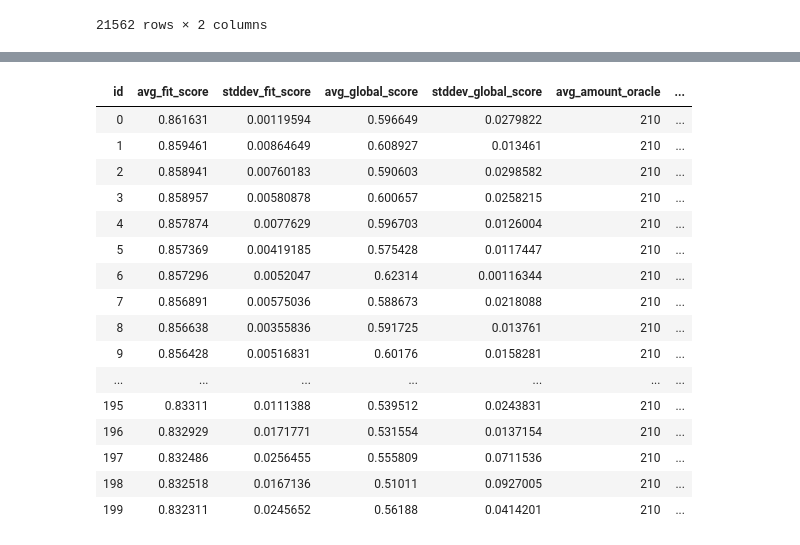
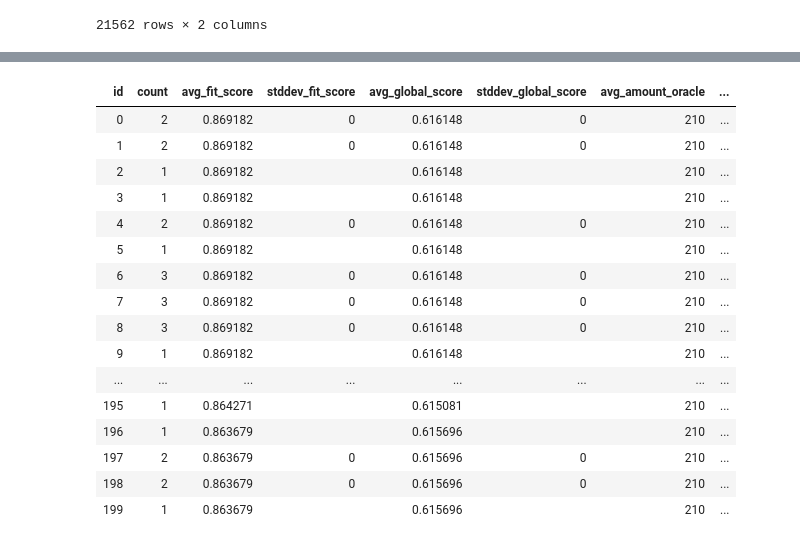
Before and after one commit to jgonsior/DS20-WeakAL, a Jupyter notebook: display_random_search_results_dwtc.ipynb, the cells around one changed output, grey strips where cells are left out. Saved outputs shown, nothing was run; the diff lists cells and outputs as text; code cells hidden in the pictures.

```diff
--- a/display_random_search_results_dwtc.ipynb
+++ b/display_random_search_results_dwtc.ipynb
@@ -110,7 +109,7 @@ results = (
     )
     .where(
         (ExperimentResult.amount_of_user_asked_queries < 1000)
-        & (ExperimentResult.dataset_name == "zebra")
+        & (ExperimentResult.dataset_name == "dwtc")
         & (
             ExperimentResult.experiment_run_date > (datetime(2020, 3, 24, 14, 0))
         )  # no stopping criterias
@@ -580,6 +579,7 @@ from datetime import datetime, timedelta
 
 results = (
     ExperimentResult.select(
+        peewee.fn.COUNT(ExperimentResult.id_field).alias("count"),
         ExperimentResult.param_list_id,
         peewee.fn.AVG(ExperimentResult.fit_score).alias("avg_fit_score"),
         peewee.fn.STDDEV(ExperimentResult.fit_score).alias("stddev_fit_score"),
@@ -596,21 +596,20 @@ results = (
             "std_amount_oracle"
         ),
         # peewee.fn.AVG(ExperimentResult.start_set_size).alias("sss"),
-        # peewee.fn.COUNT(ExperimentResult.id_field).alias("count"),
     )
     .where(
         (ExperimentResult.amount_of_user_asked_queries < 211)
         & (ExperimentResult.dataset_name == "dwtc")
         # & (ExperimentResult.experiment_run_date > (datetime(2020, 3, 24, 14, 0)))
         # & (ExperimentResult.experiment_run_date > (datetime(2020, 5, 8, 9, 20)))
-        & (ExperimentResult.with_cluster_recommendation == True)
-        & (ExperimentResult.with_uncertainty_recommendation == True)
+        # & (ExperimentResult.with_cluster_recommendation == True)
+        # & (ExperimentResult.with_uncertainty_recommendation == True)
         # & (peewee.fn.COUNT(ExperimentResult.id_field) == 3)
         # no stopping criterias
     )
     .group_by(ExperimentResult.param_list_id)
     .order_by(
-        peewee.fn.COUNT(ExperimentResult.id_field).desc(),
+        # peewee.fn.COUNT(ExperimentResult.id_field).desc(),
         peewee.fn.AVG(ExperimentResult.acc_test).desc(),
     )
     .limit(200)
@@ -630,47 +629,47 @@ for result in results:
     one_param_list_id_result = (
         ExperimentResult.select(
             ExperimentResult.classifier,
             ExperimentResult.test_fraction,
             ExperimentResult.sampling,
             ExperimentResult.cluster,
             ExperimentResult.nr_queries_per_iteration,
             ExperimentResult.with_uncertainty_recommendation,
             ExperimentResult.with_cluster_recommendation,
             ExperimentResult.uncertainty_recommendation_certainty_threshold,
             ExperimentResult.uncertainty_recommendation_ratio,
             ExperimentResult.cluster_recommendation_minimum_cluster_unity_size,
             ExperimentResult.cluster_recommendation_ratio_labeled_unlabeled,
             ExperimentResult.allow_recommendations_after_stop,
             ExperimentResult.stopping_criteria_uncertainty,
             ExperimentResult.stopping_criteria_acc,
             ExperimentResult.stopping_criteria_std,
             ExperimentResult.experiment_run_date,
         )
         .where(ExperimentResult.param_list_id == data["param_list_id"])
         .limit(1)
     )[0]
 
     data = {**data, **vars(one_param_list_id_result)["__data__"]}
 
     table.append(data)
     id += 1
 
 display(HTML(tabulate(table, headers="keys", tablefmt="html")))
 # %% [output]
-| id | avg_fit_score | stddev_fit_score | avg_global_score | stddev_global_score | avg_amount_oracle | ... |
-| 0 | 0.861631 | 0.00119594 | 0.596649 | 0.0279822 | 210 | ... |
-| 1 | 0.859461 | 0.00864649 | 0.608927 | 0.013461 | 210 | ... |
-| 2 | 0.858941 | 0.00760183 | 0.590603 | 0.0298582 | 210 | ... |
-| 3 | 0.858957 | 0.00580878 | 0.600657 | 0.0258215 | 210 | ... |
-| 4 | 0.857874 | 0.0077629 | 0.596703 | 0.0126004 | 210 | ... |
-| 5 | 0.857369 | 0.00419185 | 0.575428 | 0.0117447 | 210 | ... |
-| 6 | 0.857296 | 0.0052047 | 0.62314 | 0.00116344 | 210 | ... |
-| 7 | 0.856891 | 0.00575036 | 0.588673 | 0.0218088 | 210 | ... |
-| 8 | 0.856638 | 0.00355836 | 0.591725 | 0.013761 | 210 | ... |
-| 9 | 0.856428 | 0.00516831 | 0.60176 | 0.0158281 | 210 | ... |
-| ... | ... | ... | ... | ... | ... | ... |
-| 195 | 0.83311 | 0.0111388 | 0.539512 | 0.0243831 | 210 | ... |
-| 196 | 0.832929 | 0.0171771 | 0.531554 | 0.0137154 | 210 | ... |
-| 197 | 0.832486 | 0.0256455 | 0.555809 | 0.0711536 | 210 | ... |
-| 198 | 0.832518 | 0.0167136 | 0.51011 | 0.0927005 | 210 | ... |
-| 199 | 0.832311 | 0.0245652 | 0.56188 | 0.0414201 | 210 | ... |
+| id | count | avg_fit_score | stddev_fit_score | avg_global_score | stddev_global_score | avg_amount_oracle | ... |
+| 0 | 2 | 0.869182 | 0 | 0.616148 | 0 | 210 | ... |
+| 1 | 2 | 0.869182 | 0 | 0.616148 | 0 | 210 | ... |
+| 2 | 1 | 0.869182 |  | 0.616148 |  | 210 | ... |
+| 3 | 1 | 0.869182 |  | 0.616148 |  | 210 | ... |
+| 4 | 2 | 0.869182 | 0 | 0.616148 | 0 | 210 | ... |
+| 5 | 1 | 0.869182 |  | 0.616148 |  | 210 | ... |
+| 6 | 3 | 0.869182 | 0 | 0.616148 | 0 | 210 | ... |
+| 7 | 3 | 0.869182 | 0 | 0.616148 | 0 | 210 | ... |
+| 8 | 3 | 0.869182 | 0 | 0.616148 | 0 | 210 | ... |
+| 9 | 1 | 0.869182 |  | 0.616148 |  | 210 | ... |
+| ... | ... | ... | ... | ... | ... | ... | ... |
+| 195 | 1 | 0.864271 |  | 0.615081 |  | 210 | ... |
+| 196 | 1 | 0.863679 |  | 0.615696 |  | 210 | ... |
+| 197 | 2 | 0.863679 | 0 | 0.615696 | 0 | 210 | ... |
+| 198 | 2 | 0.863679 | 0 | 0.615696 | 0 | 210 | ... |
+| 199 | 1 | 0.863679 |  | 0.615696 |  | 210 | ... |
```
Also changed, not shown: parts of 4 cells of this notebook, 4 other files.
